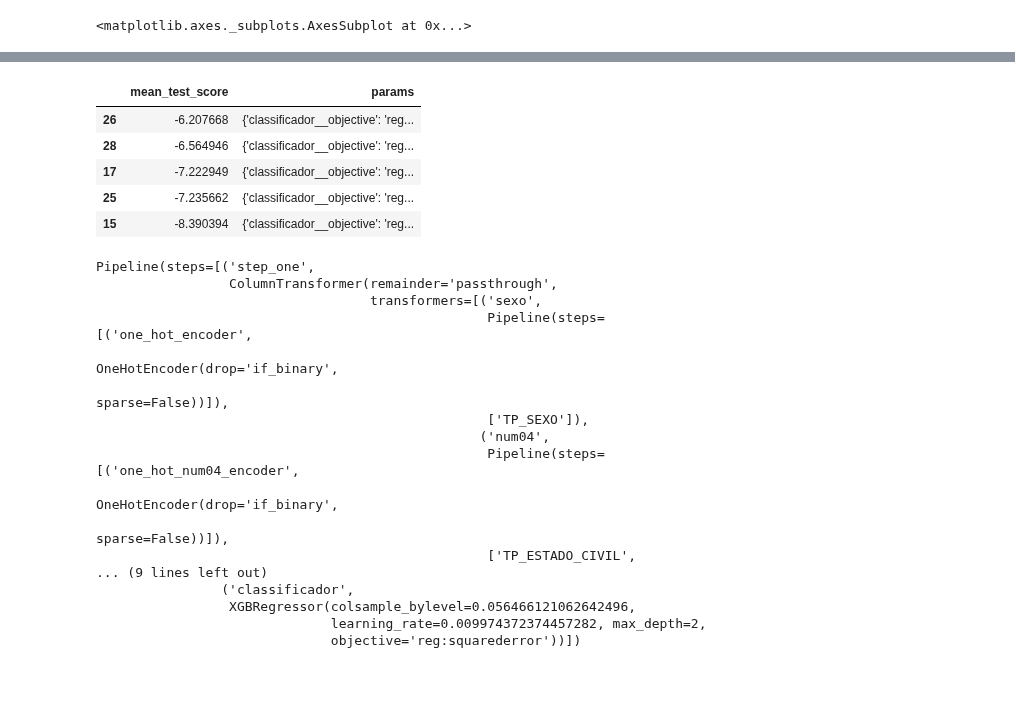
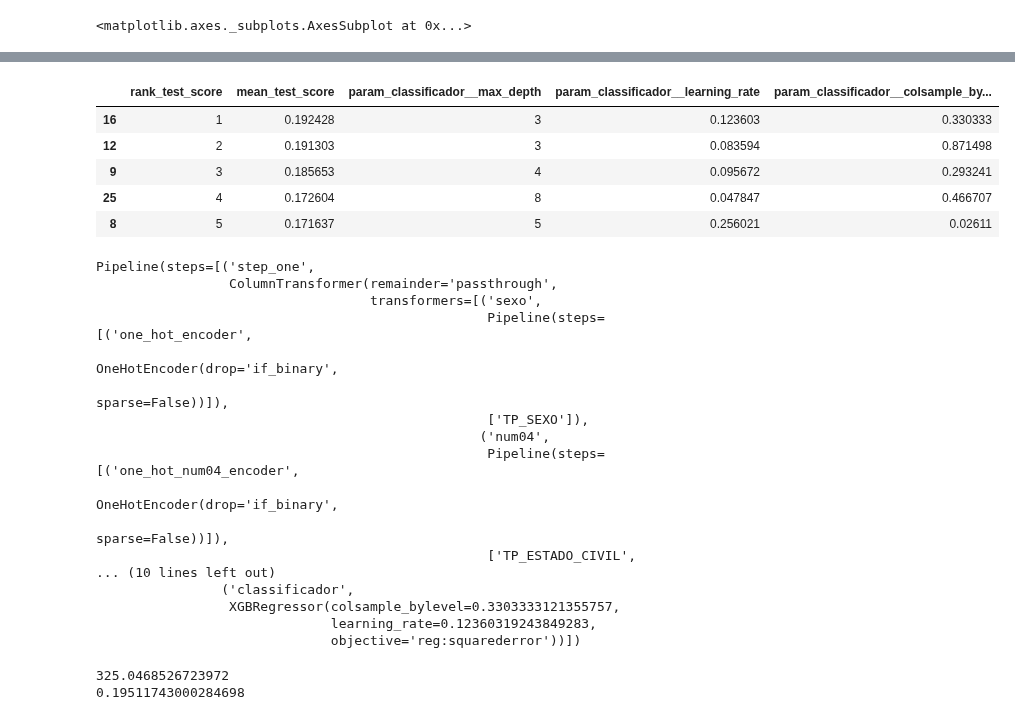
Before and after one commit to inf032/introducaoML, a Jupyter notebook: ENEM.ipynb, the cells around one changed output, grey strips where cells are left out. Cells and saved outputs as stored; diff of their text form; code cells hidden in the pictures; blank space fills up the shorter version.

```diff
--- a/ENEM.ipynb
+++ b/ENEM.ipynb
@@ -356,8 +356,8 @@ from sklearn.model_selection import KFold
 espaco_de_parametros = {
     'classificador__objective':['reg:squarederror'],
     'classificador__max_depth': np.arange(1,16),
-    'classificador__colsample_bylevel': uniform.rvs(loc=0, scale=0.1, size=10000),
-    'classificador__learning_rate': uniform.rvs(loc=0, scale=0.01, size=100000),
+    'classificador__colsample_bylevel': uniform.rvs(loc=0, scale=1, size=10000),
+    'classificador__learning_rate': uniform.rvs(loc=0, scale=1, size=100000),
 }
 
 cv = KFold(n_splits = 5, shuffle=True, random_state=327)
@@ -386,12 +386,12 @@ resultados.head()
 # %%
-resultados[['mean_test_score', 'params']].sort_values(by='mean_test_score', ascending=False).head(5)
+resultados[['rank_test_score', 'mean_test_score','param_classificador__max_depth','param_classificador__learning_rate','param_classificador__colsample_bylevel']].sort_values(by='rank_test_score', ascending=True).head(5)
 # %% [output]
-|  | mean_test_score | params |
-| 26 | -6.207668 | {'classificador__objective': 'reg... |
-| 28 | -6.564946 | {'classificador__objective': 'reg... |
-| 17 | -7.222949 | {'classificador__objective': 'reg... |
-| 25 | -7.235662 | {'classificador__objective': 'reg... |
-| 15 | -8.390394 | {'classificador__objective': 'reg... |
+|  | rank_test_score | mean_test_score | param_classificador__max_depth | param_classificador__learning_rate | param_classificador__colsample_by... |
+| 16 | 1 | 0.192428 | 3 | 0.123603 | 0.330333 |
+| 12 | 2 | 0.191303 | 3 | 0.083594 | 0.871498 |
+| 9 | 3 | 0.185653 | 4 | 0.095672 | 0.293241 |
+| 25 | 4 | 0.172604 | 8 | 0.047847 | 0.466707 |
+| 8 | 5 | 0.171637 | 5 | 0.256021 | 0.02611 |
 # %%
 search.best_estimator_
 # %% [output]
@@ -407,8 +407,15 @@ Pipeline(steps=[('step_one',
                                                                    OneHotEncoder(drop='if_binary',
                                                                                  sparse=False))]),
                                                   ['TP_ESTADO_CIVIL',
-... (9 lines left out)
+... (10 lines left out)
                 ('classificador',
-                 XGBRegressor(colsample_bylevel=0.056466121062642496,
-                              learning_rate=0.009974372374457282, max_depth=2,
+                 XGBRegressor(colsample_bylevel=0.3303333121355757,
+                              learning_rate=0.12360319243849283,
                               objective='reg:squarederror'))])
+# %%
+
+print(np.sqrt(mean_squared_error(y_test, search.best_estimator_.predict(X_test_processada))))
+print(search.best_estimator_.score(X_test_processada, y_test))
+# %% [output]
+325.0468526723972
+0.19511743000284698
```
Also changed, not shown: parts of 1 cell of this notebook.
